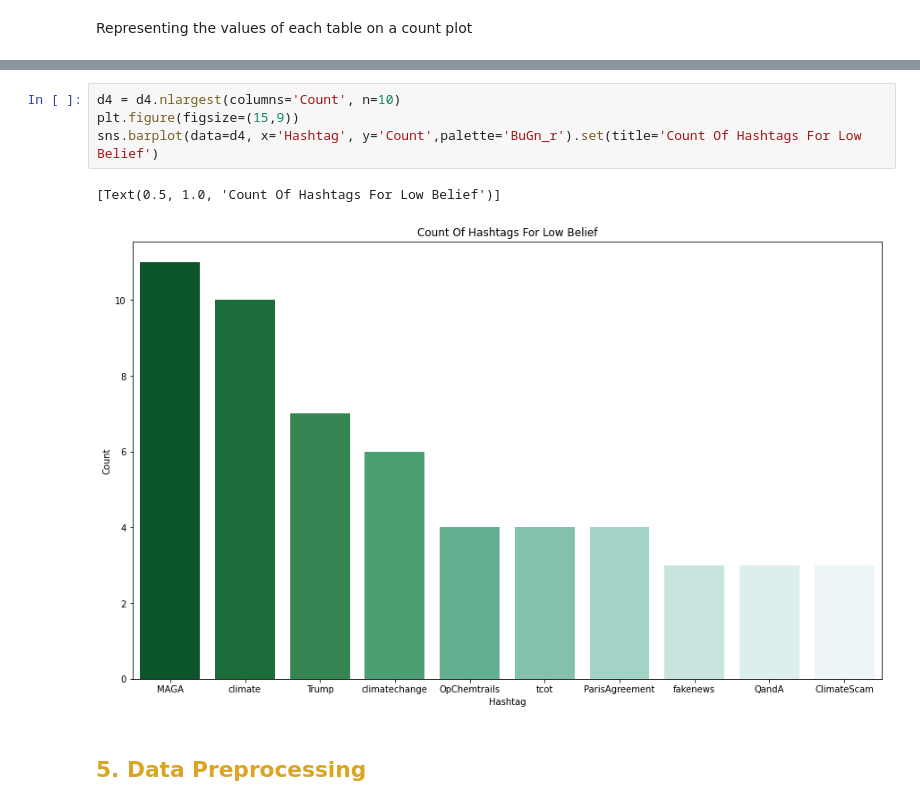
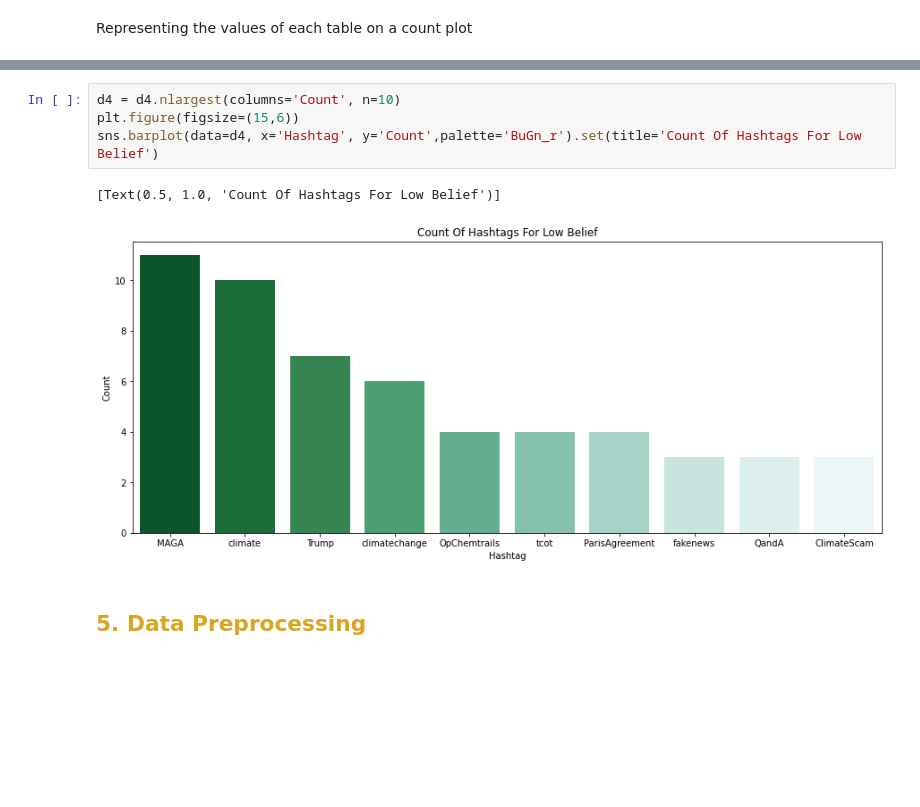
Before and after one commit to daniel-datasci/Climate-Change-Belief-Analysis-With-Twitter-Data, a Jupyter notebook: Climate Change Belief Analysis - 2201ACDS(TEAM NM4) Notebook.ipynb, the cells around one changed output, grey strips where cells are left out. Cells and saved outputs as stored; diff of their text form; blank space fills up the shorter version.

```diff
--- a/Climate Change Belief Analysis - 2201ACDS(TEAM NM4) Notebook.ipynb
+++ b/Climate Change Belief Analysis - 2201ACDS(TEAM NM4) Notebook.ipynb
@@ -426,10 +475,10 @@ sns.barplot(data=d3, x='Hashtag', y='Count',palette='BuGn_r').set(title='Count O
 # %%
 d4 = d4.nlargest(columns='Count', n=10)
-plt.figure(figsize=(15,9))
+plt.figure(figsize=(15,6))
 sns.barplot(data=d4, x='Hashtag', y='Count',palette='BuGn_r').set(title='Count Of Hashtags For Low Belief')
 # %% [output]
 [Text(0.5, 1.0, 'Count Of Hashtags For Low Belief')]
-[figure, old version]
+[figure, new version]
 # %% [markdown]
 ## <font color='goldenrod'>5. Data Preprocessing</font>
 # %% [markdown]
```
Also changed, not shown: parts of 46 cells of this notebook, 2 other files.
